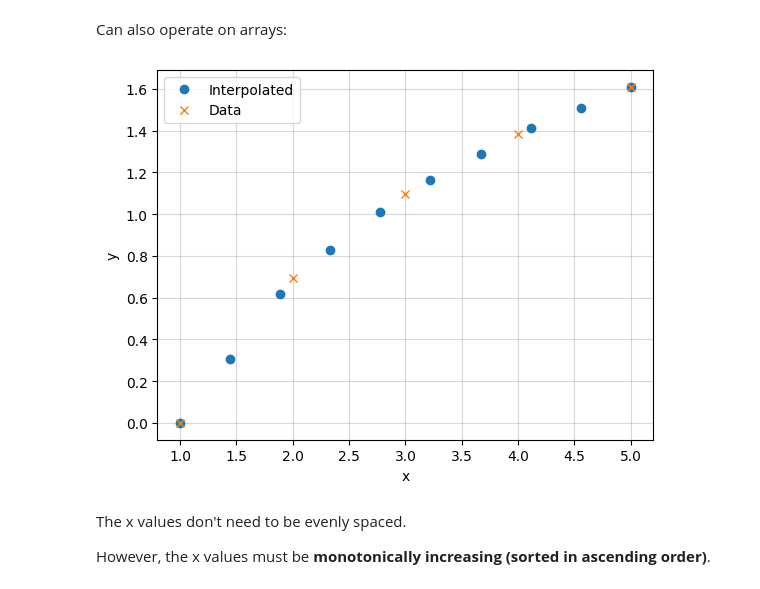
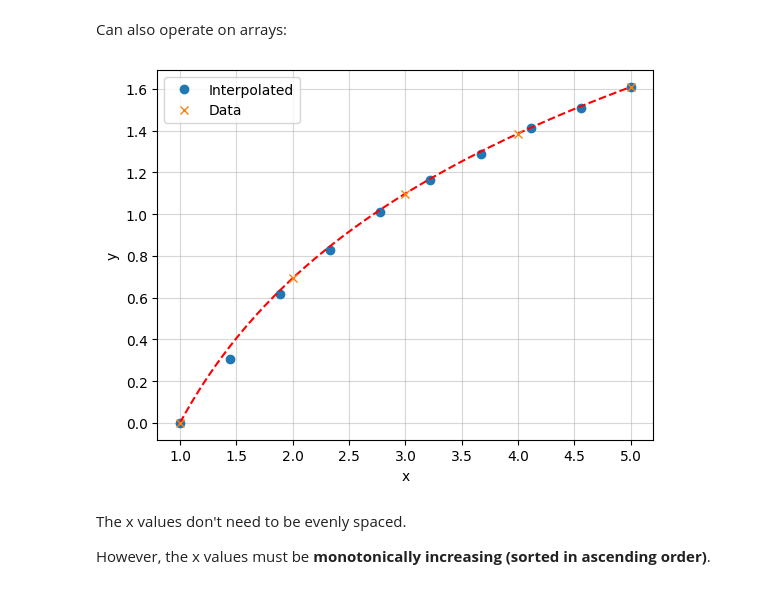
Before and after one commit to borisbolliet/ResearchComputing, a Jupyter notebook: docs/material/part11/notebook.ipynb, the cells around one changed output. Saved outputs shown, nothing was run; the diff lists cells and outputs as text; code cells hidden in the pictures.

```diff
--- a/docs/material/part11/notebook.ipynb
+++ b/docs/material/part11/notebook.ipynb
@@ -468,16 +473,19 @@ Can also operate on arrays:
 # %%
 x_new = np.linspace(1, 5, 10)
 
 import matplotlib.pyplot as plt
 plt.plot(x_new, f(x_new), 'o', label='Interpolated')
+xp = np.linspace(1,5,1000)
+yp = np.log(xp)
+plt.plot(xp,yp,ls='--',c='r')
 plt.plot(x, y, 'x', label='Data')
 plt.xlabel('x')
 plt.ylabel('y')
 plt.legend()
 plt.grid(which='both', alpha=0.5)
 plt.show()
 # %% [output]
-[figure, old version]
+[figure, new version]
 # %% [markdown]
 The x values don't need to be evenly spaced.
 
```
Also changed, not shown: parts of 9 cells of this notebook.
